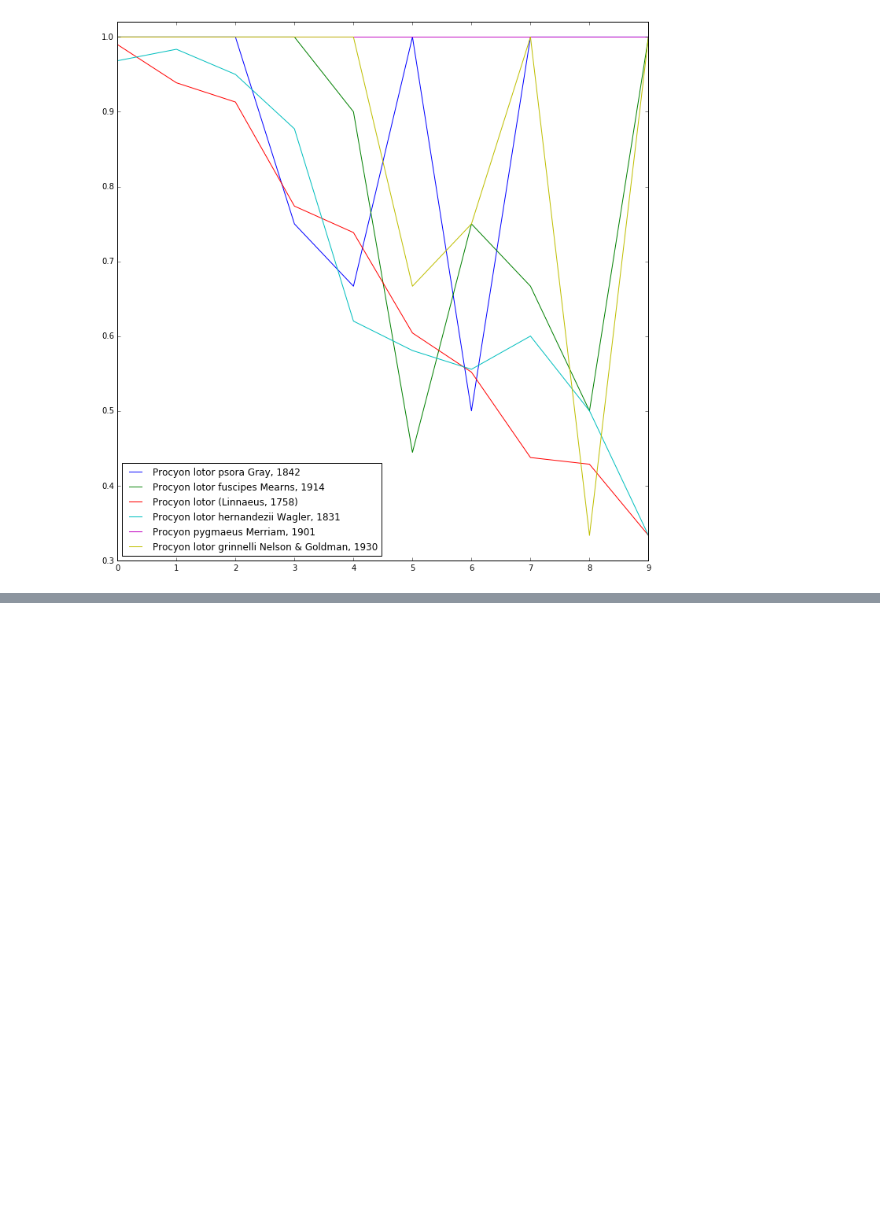
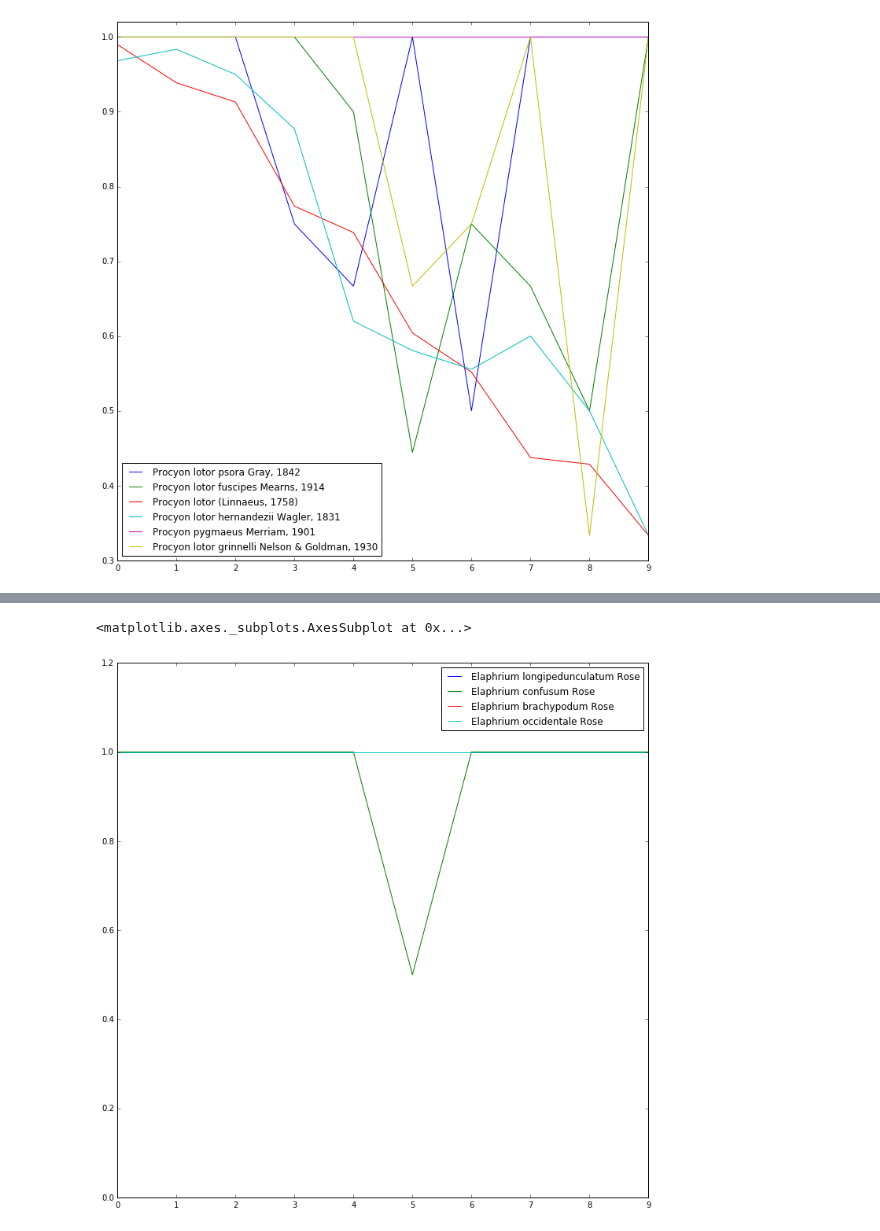
Before and after one commit to molgor/biospytial, a Jupyter notebook: ipython-notebooks/demos/Land Use Inegi 5.ipynb, the cells around one changed output, grey strips where cells are left out. Saved outputs shown, nothing was run; the diff lists cells and outputs as text; code cells hidden in the pictures; blank space fills up the shorter version.

```diff
--- a/ipython-notebooks/demos/Land Use Inegi 5.ipynb
+++ b/ipython-notebooks/demos/Land Use Inegi 5.ipynb
@@ -210,0 +249,5 @@ True
+# %%
+data[3].plot(ylim=(0,1.2))
+# %% [output]
+<matplotlib.axes._subplots.AxesSubplot at 0x...>
+[figure, added]
```
Also changed, not shown: parts of 47 cells of this notebook, 12 other files.
